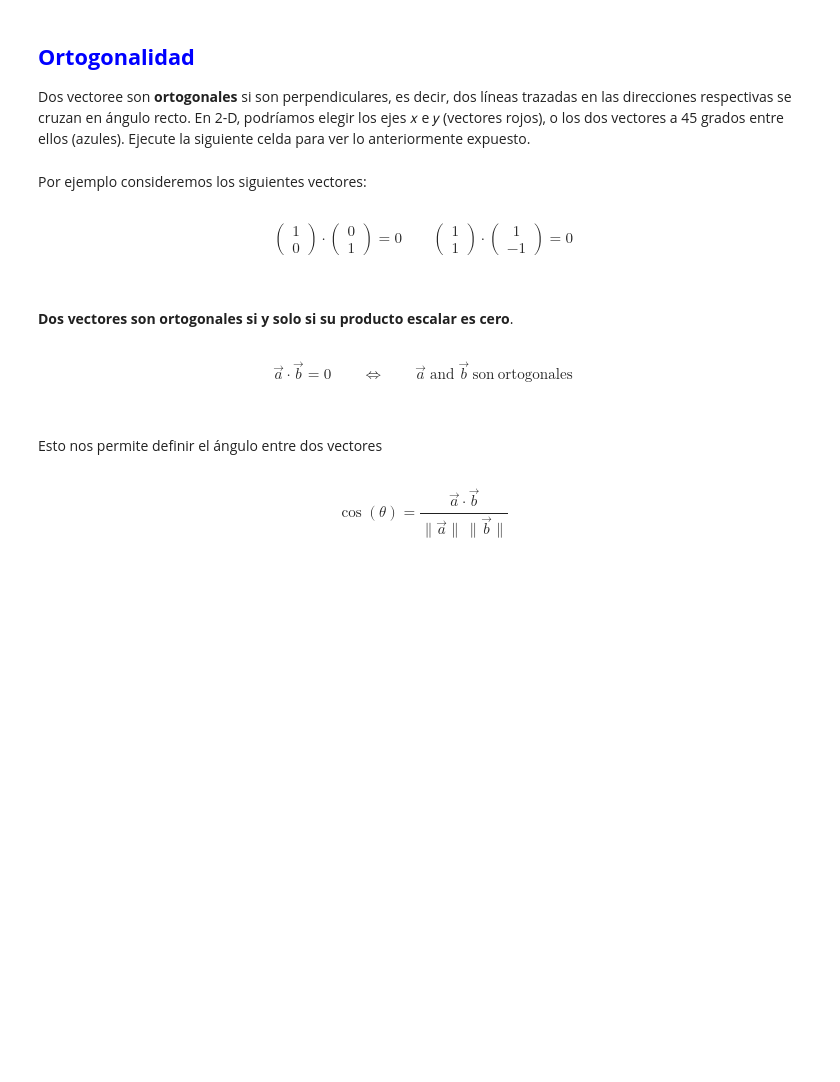
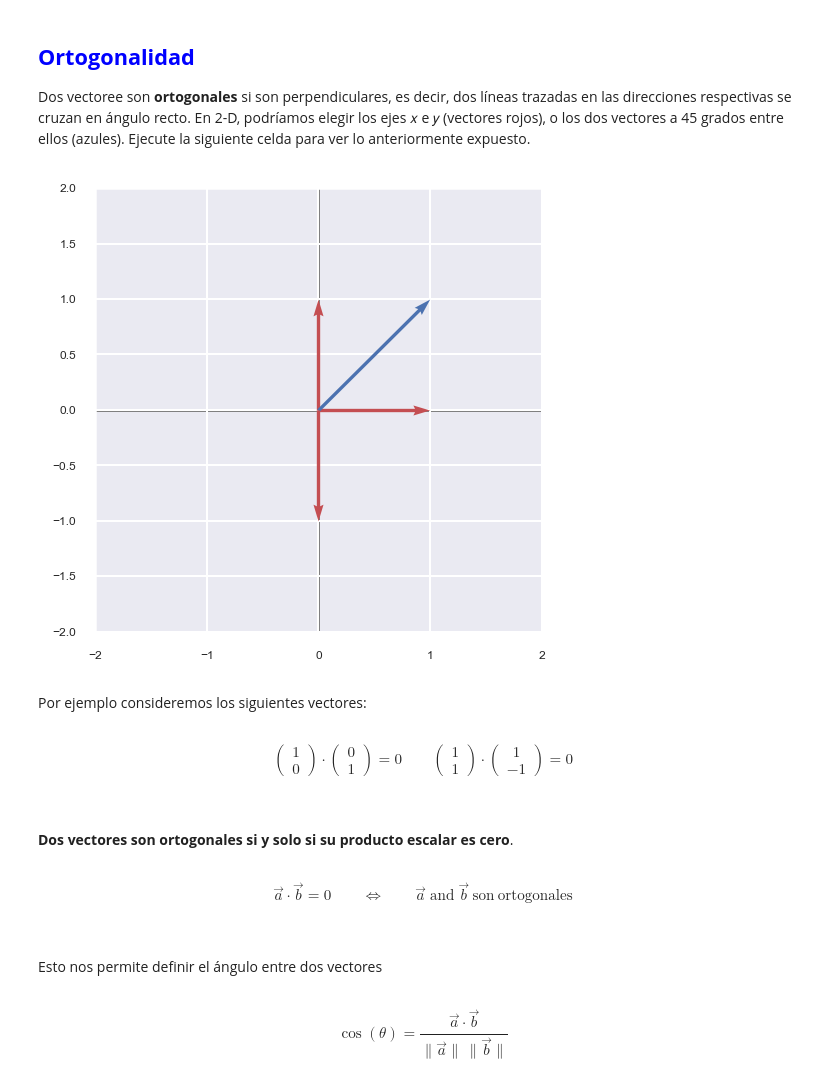
Before and after one commit to xavi-v/02M2obt_prep_Datos, a Jupyter notebook: OD05-Conceptos_de_Algebra_Lineal.ipynb, the cells around one changed output. Drawn from its saved outputs; the diff is of its cells as text; code cells hidden in the pictures; blank space fills up the shorter version.

```diff
--- a/OD05-Conceptos_de_Algebra_Lineal.ipynb
+++ b/OD05-Conceptos_de_Algebra_Lineal.ipynb
@@ -375,9 +511,11 @@ Dos vectoree son __ortogonales__ si son perpendiculares, es decir, dos líneas t
 # %%
 planoCartesiano(2)
 graficarVector([0,1], color='r')
 graficarVector([1,0], color='r')
 graficarVector([1,1], color='b')
-graficarVector([1,-1], color='b')
+graficarVector([0,-1], color='r')
+# %% [output]
+[figure, added]
 # %% [markdown]
 Por ejemplo consideremos los siguientes vectores:
 <br><br>
```
Also changed, not shown: parts of 23 cells of this notebook.
